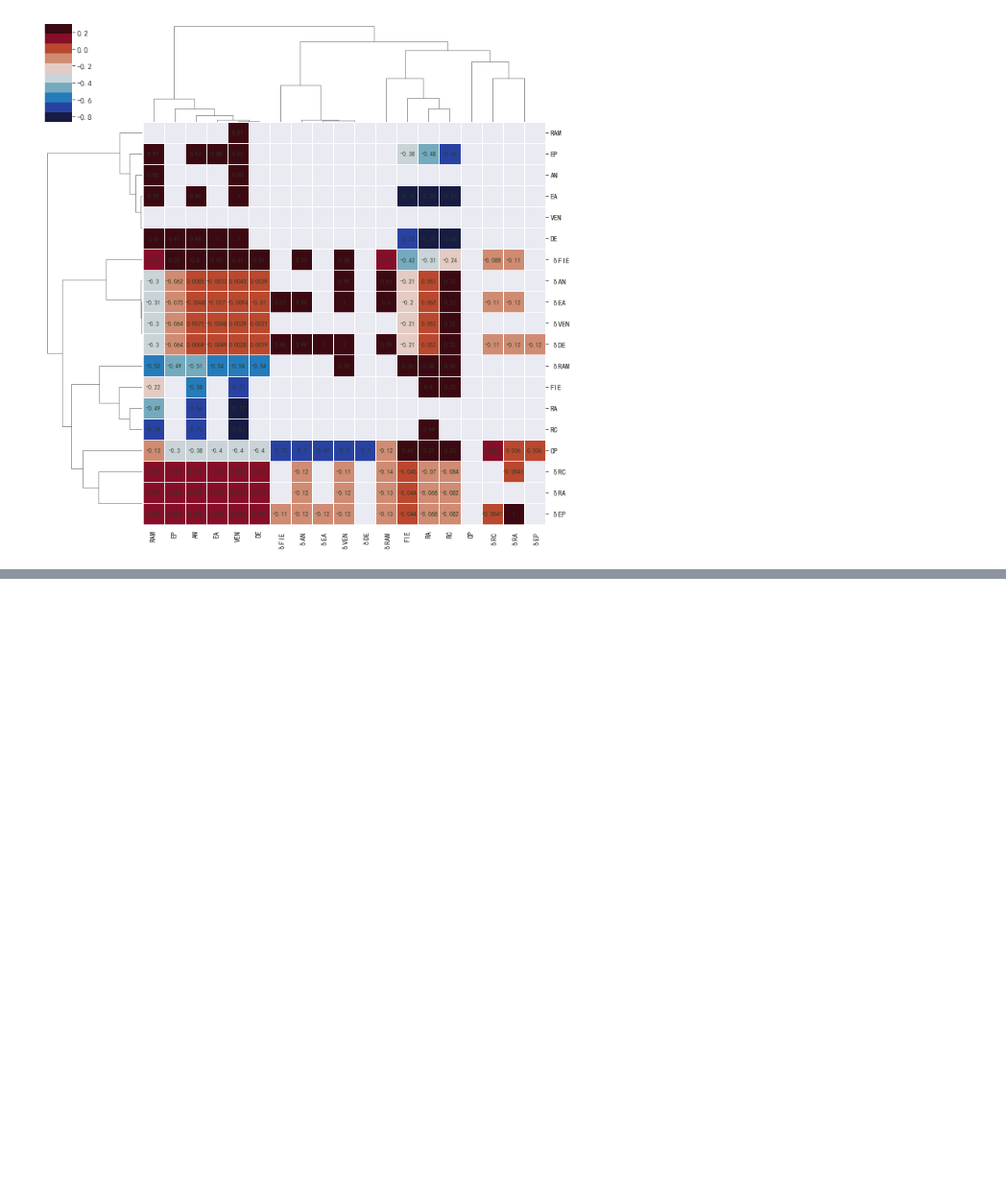
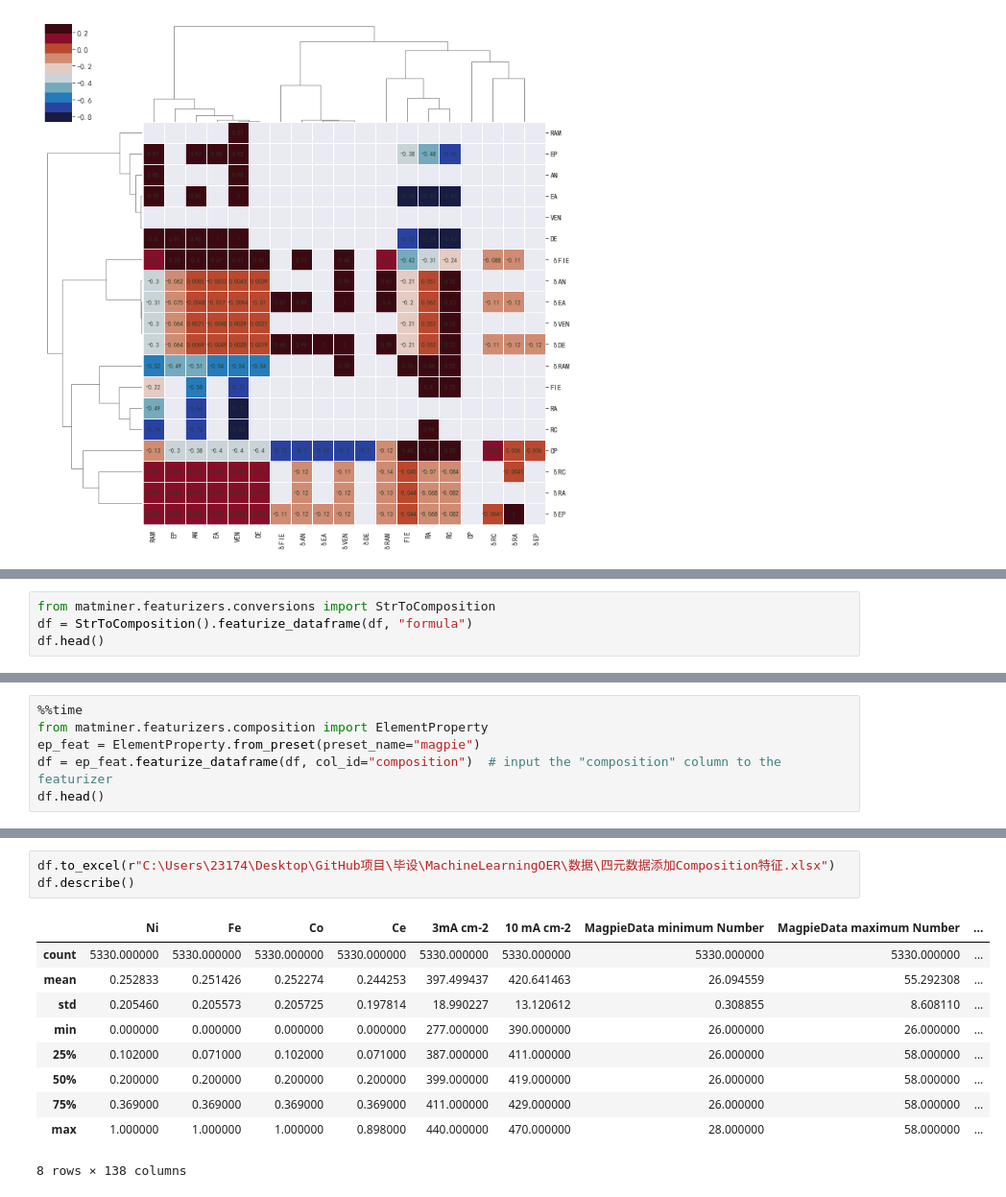
Before and after one commit to linkedlist771/MachineLearningOER, a Jupyter notebook: 程序/四元组分数据处理以及学习/机器学习.ipynb, the cells around one changed output, grey strips where cells are left out. Shown at 96% size. Drawn from its saved outputs; the diff is of its cells as text; blank space fills up the shorter version.

```diff
--- a/程序/四元组分数据处理以及学习/机器学习.ipynb
+++ b/程序/四元组分数据处理以及学习/机器学习.ipynb
@@ -1006,0 +1035,4 @@ ValueError: The number of FixedLocator locations (4), usually from a call to set
+# %%
+from matminer.featurizers.conversions import StrToComposition
+df = StrToComposition().featurize_dataframe(df, "formula")
+df.head()
@@ -1006,0 +1048,6 @@ ValueError: The number of FixedLocator locations (4), usually from a call to set
+# %%
+%%time
+from matminer.featurizers.composition import ElementProperty
+ep_feat = ElementProperty.from_preset(preset_name="magpie")
+df = ep_feat.featurize_dataframe(df, col_id="composition")  # input the "composition" column to the featurizer
+df.head()
@@ -1006,0 +1062,14 @@ ValueError: The number of FixedLocator locations (4), usually from a call to set
+# %%
+df.to_excel(r"C:\Users\23174\Desktop\GitHub项目\毕设\MachineLearningOER\数据\四元数据添加Composition特征.xlsx")
+df.describe()
+# %% [output]
+|  | Ni | Fe | Co | Ce | 3mA cm‐2 | 10 mA cm‐2 | MagpieData minimum Number | MagpieData maximum Number | ... |
+| count | 5330.000000 | 5330.000000 | 5330.000000 | 5330.000000 | 5330.000000 | 5330.000000 | 5330.000000 | 5330.000000 | ... |
+| mean | 0.252833 | 0.251426 | 0.252274 | 0.244253 | 397.499437 | 420.641463 | 26.094559 | 55.292308 | ... |
+| std | 0.205460 | 0.205573 | 0.205725 | 0.197814 | 18.990227 | 13.120612 | 0.308855 | 8.608110 | ... |
+| min | 0.000000 | 0.000000 | 0.000000 | 0.000000 | 277.000000 | 390.000000 | 26.000000 | 26.000000 | ... |
+| 25% | 0.102000 | 0.071000 | 0.102000 | 0.071000 | 387.000000 | 411.000000 | 26.000000 | 58.000000 | ... |
+| 50% | 0.200000 | 0.200000 | 0.200000 | 0.200000 | 399.000000 | 419.000000 | 26.000000 | 58.000000 | ... |
+| 75% | 0.369000 | 0.369000 | 0.369000 | 0.369000 | 411.000000 | 429.000000 | 26.000000 | 58.000000 | ... |
+| max | 1.000000 | 1.000000 | 1.000000 | 0.898000 | 440.000000 | 470.000000 | 28.000000 | 58.000000 | ... |
+8 rows × 138 columns
```
Also changed, not shown: parts of 44 cells of this notebook, 45 other files.
